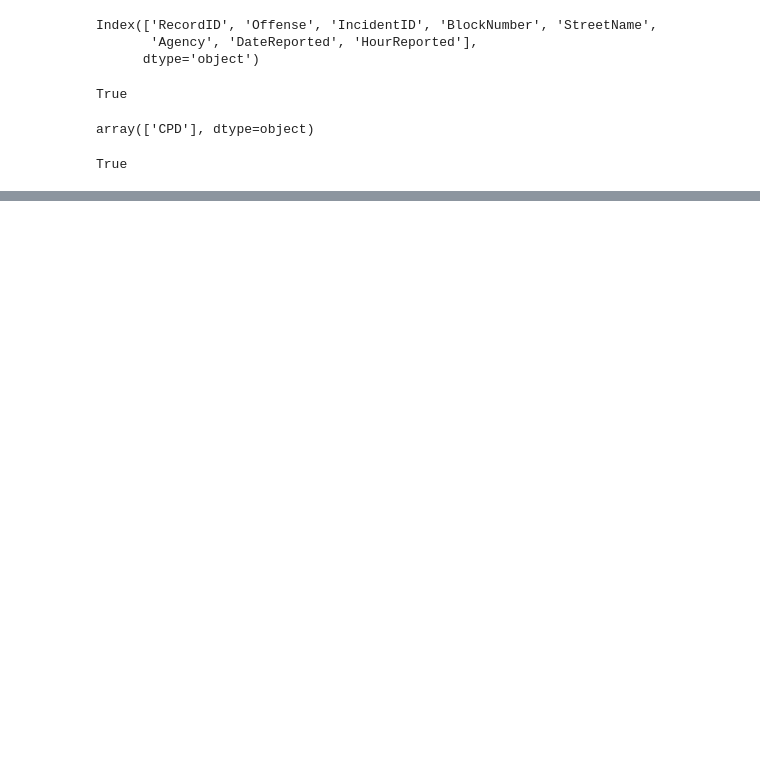
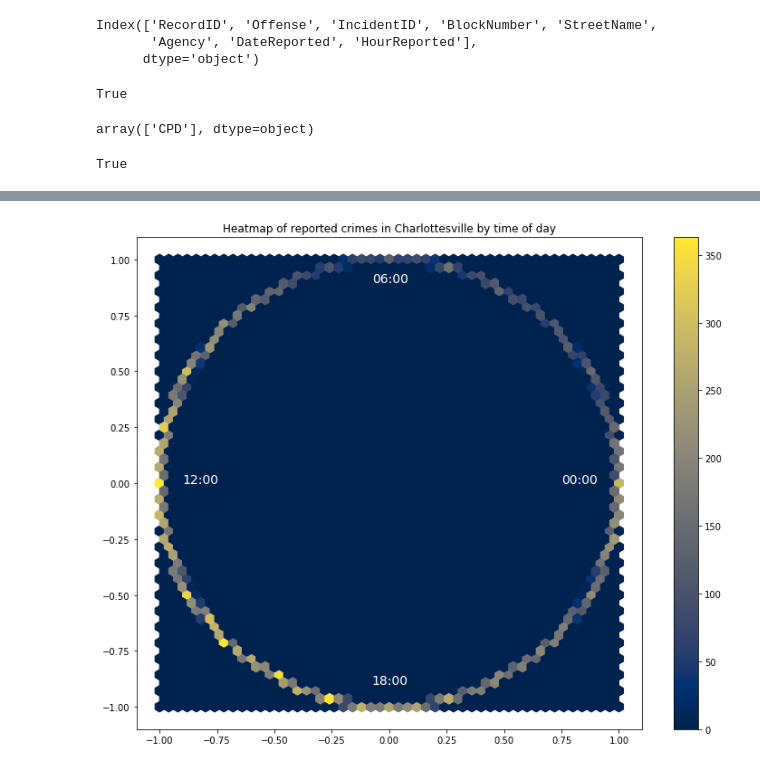
Before and after one commit to auhcheng/cville-crime, a Jupyter notebook: crime_data-analysis.ipynb, the cells around one changed output, grey strips where cells are left out. Saved outputs shown, nothing was run; the diff lists cells and outputs as text; code cells hidden in the pictures; blank space fills up the shorter version.

```diff
--- a/crime_data-analysis.ipynb
+++ b/crime_data-analysis.ipynb
@@ -69,0 +145,3 @@ crime.to_csv('addresses.csv', columns=['Address'])
+# %%
+crime['TimeReported'] = crime['DateReported'].apply(lambda dt_string: datetime.strptime(dt_string, "%Y-%m-%dT%H:%M:%S.000Z"))
+crime.head()
@@ -69,0 +155,13 @@ crime.to_csv('addresses.csv', columns=['Address'])
+# %%
+utc = crime.TimeReported[2000]
+
+# convert from UTC back to local time
+# taken from https://stackoverflow.com/questions/4770297/convert-utc-datetime-string-to-local-datetime
+def to_local(utc):
+    from_zone = tz.gettz('UTC')
+    to_zone = tz.gettz('America/New_York')
+    utc = utc.replace(tzinfo=from_zone)
+    return utc.astimezone(to_zone)
+
+crime['LocalTimeReported'] = crime['TimeReported'].apply(to_local)
+crime.head()
@@ -69,0 +175,7 @@ crime.to_csv('addresses.csv', columns=['Address'])
+# %%
+def to_seconds(timestamp):
+    return timestamp.hour*3600 + timestamp.minute*60 + timestamp.second
+crime['SecondOfDay'] = crime['LocalTimeReported'].apply(to_seconds)
+crime['Time_cos'] = crime['SecondOfDay'].apply(lambda x: np.cos(2*np.pi*x / 86400))
+crime['Time_sin'] = crime['SecondOfDay'].apply(lambda x: np.sin(2*np.pi*x / 86400))
+crime.head()
@@ -69,0 +189,15 @@ crime.to_csv('addresses.csv', columns=['Address'])
+# %%
+# midnight 0:00 is (cos, sin) = (1, 0)
+# 6am 6:00 is (cos, sin) = (0, 1)
+
+plt.figure(figsize=(12.5,10))
+plt.hexbin(crime.Time_cos, crime.Time_sin, gridsize=50, cmap='cividis')
+plt.title('Heatmap of reported crimes in Charlottesville by time of day')
+plt.colorbar()
+plt.text(.75, 0, '00:00', fontsize=14, color='white')
+plt.text(-.075, .9, '06:00', fontsize=14, color='white')
+plt.text(-.9, 0, '12:00', fontsize=14, color='white')
+plt.text(-.075, -.9, '18:00', fontsize=14, color='white')
+plt.savefig('crime_data-time-heatmap-austin')
+# %% [output]
+[figure, added]
```
Also changed, not shown: parts of 13 cells of this notebook.
